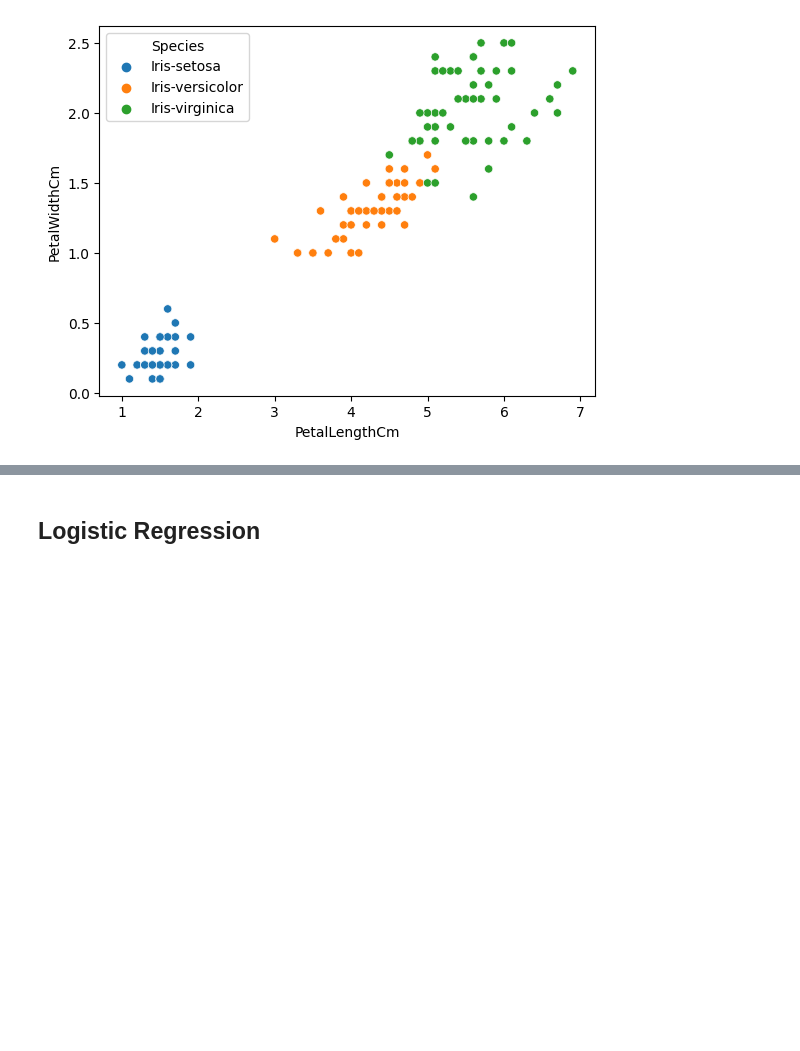
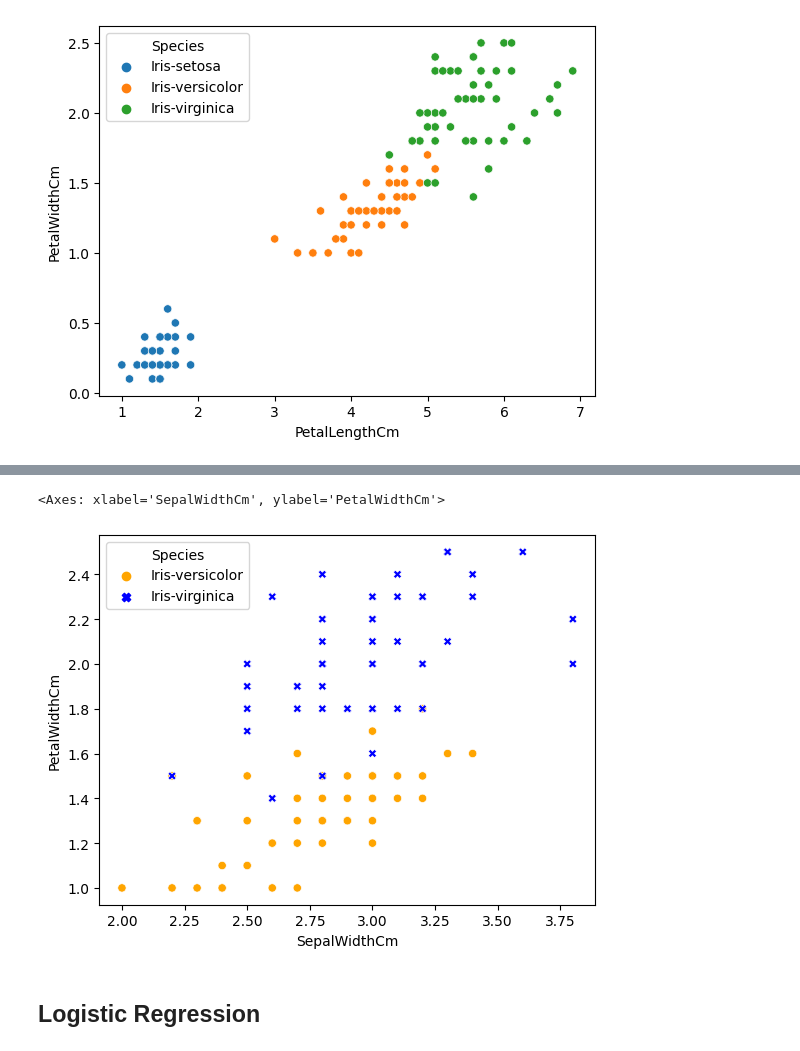
Before and after one commit to byydev/Practice_Iris_Classification, a Jupyter notebook: Practice_Iris_Classification.ipynb, the cells around one changed output, grey strips where cells are left out. Drawn from its saved outputs; the diff is of its cells as text; code cells hidden in the pictures; blank space fills up the shorter version.

```diff
--- a/Practice_Iris_Classification.ipynb
+++ b/Practice_Iris_Classification.ipynb
@@ -106,4 +107,16 @@ sns.scatterplot(
 [figure]
+# %%
+sns.scatterplot(
+    data=df.query("Species != 'Iris-setosa'"),
+    x="SepalWidthCm",
+    y="PetalWidthCm",
+    hue="Species",
+    style="Species",
+    palette={"Iris-versicolor": "orange", "Iris-virginica": "blue"}
+)
+# %% [output]
+<Axes: xlabel='SepalWidthCm', ylabel='PetalWidthCm'>
+[figure, added]
 # %%
 X=df.drop("Species",axis=1)
 y=df["Species"]
```
Also changed, not shown: parts of 18 cells of this notebook.
